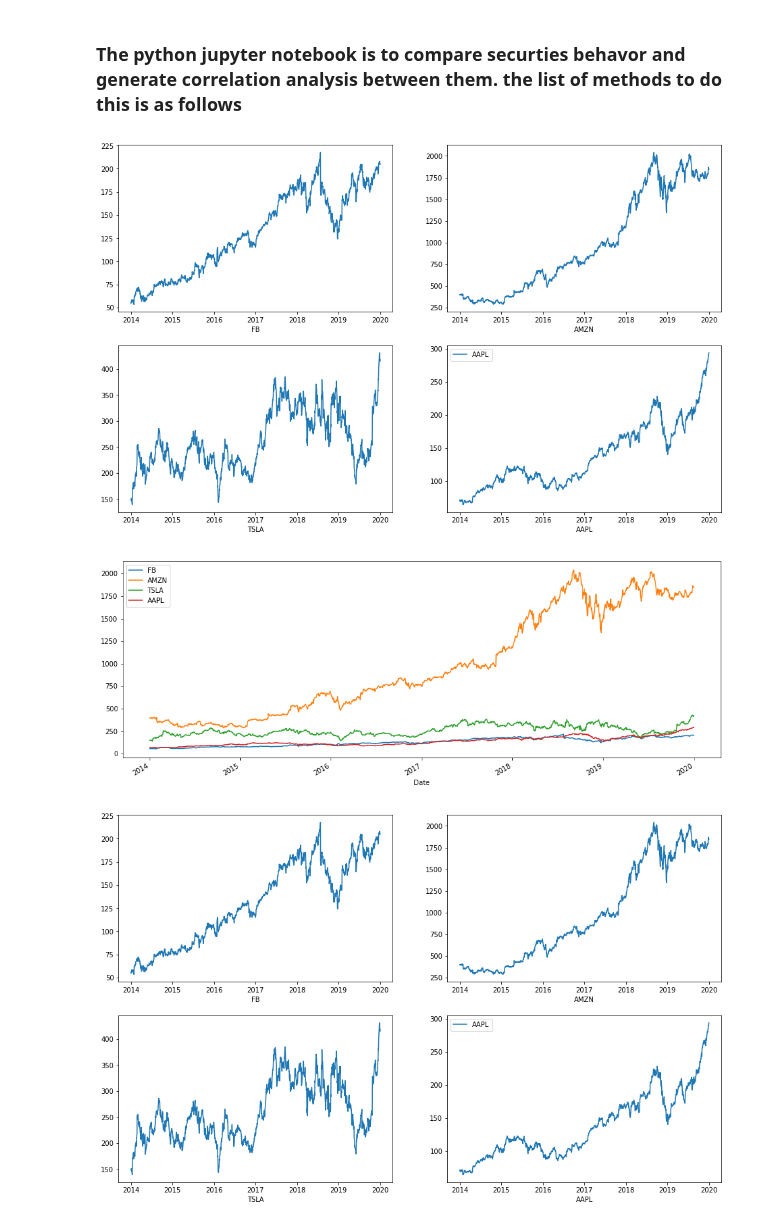
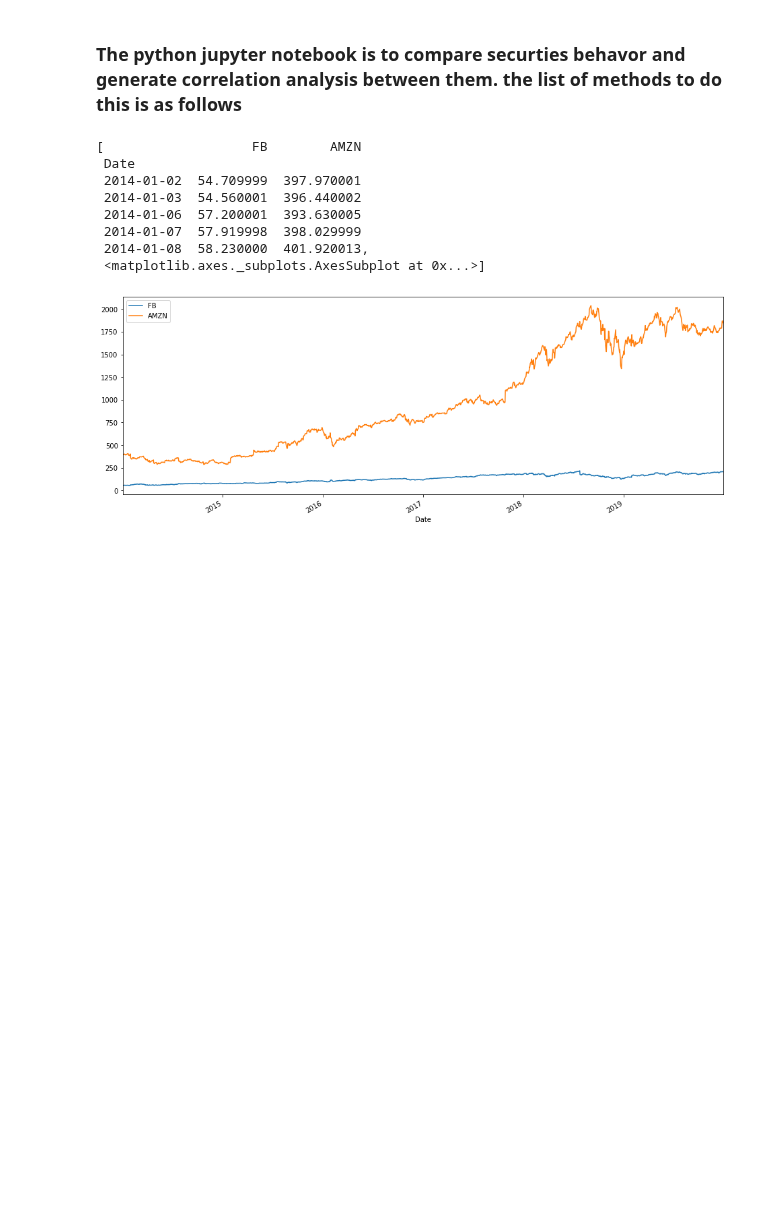
Before and after one commit to Berkat0789/Data_Analysis, a Jupyter notebook: Personal Projects/Sidus/Untitled.ipynb, the cells around one changed output. Cells and saved outputs as stored; diff of their text form; code cells hidden in the pictures; blank space fills up the shorter version.

Commit message:
Sidus update

```diff
--- a/Personal Projects/Sidus/Untitled.ipynb
+++ b/Personal Projects/Sidus/Untitled.ipynb
@@ -5,10 +5,16 @@ from pandas.plotting import scatter_matrix
 import matplotlib.pyplot as plt
 from sidusPkg import fetch_Stock_Data
 # %%
-Sidus = fetch_Stock_Data.Firm(["FB", "AMZN", "TSLA", "AAPL"], start= '2014-1-1')
+Sidus = fetch_Stock_Data.Firm(["FB", "AMZN"], start= '2014-1-1')
 # %%
-Sidus.plot_4_plots()
+Sidus.fetch_Data()
 # %% [output]
+[                   FB        AMZN
+ Date
+ 2014-01-02  54.709999  397.970001
+ 2014-01-03  54.560001  396.440002
+ 2014-01-06  57.200001  393.630005
+ 2014-01-07  57.919998  398.029999
+ 2014-01-08  58.230000  401.920013,
+ <matplotlib.axes._subplots.AxesSubplot at 0x...>]
-[figure, old version]
+[figure, new version]
-[figure, removed]
-[figure, removed]
```
Also changed, not shown: parts of 5 cells of this notebook, 1 other file.
